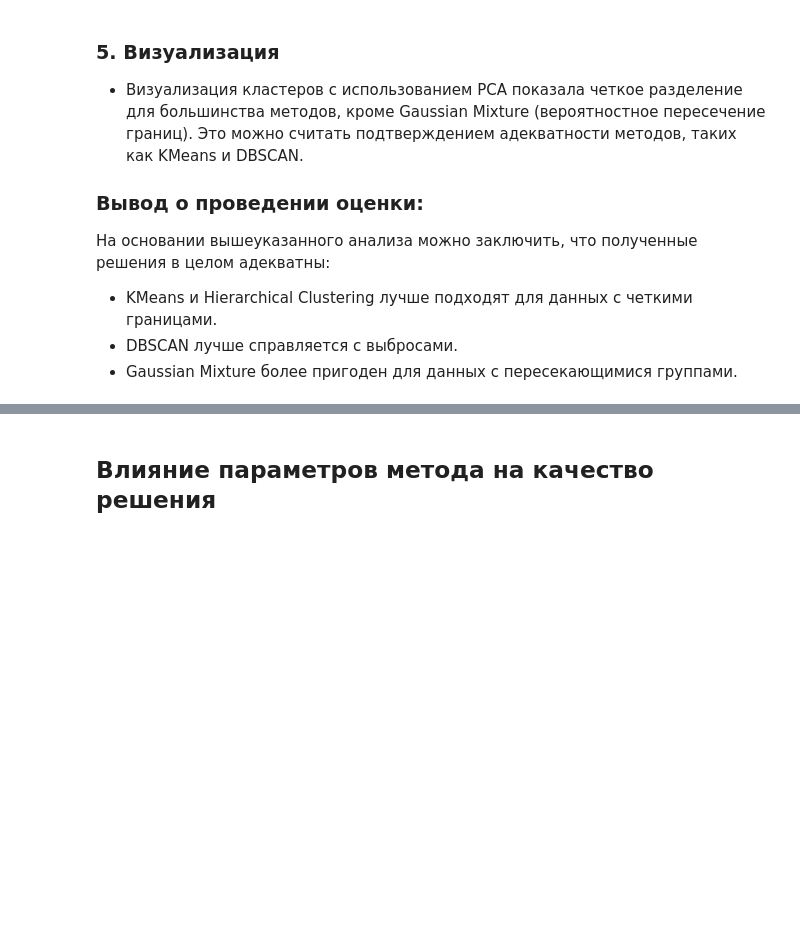
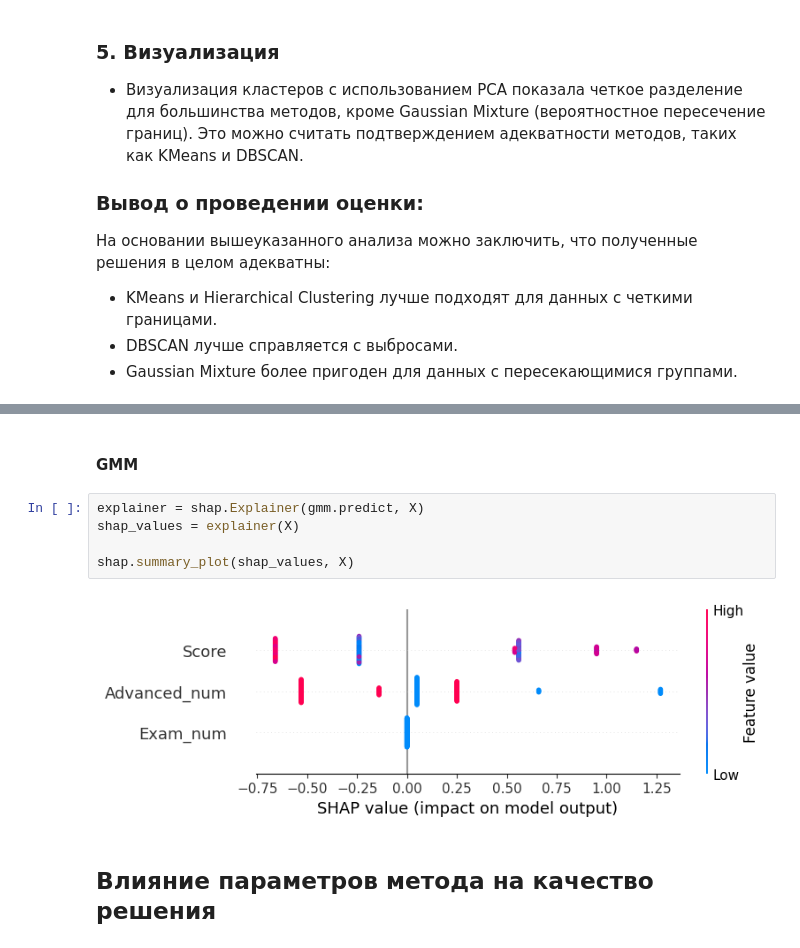
Before and after one commit to matteoxpo/DataScienceStudy, a Jupyter notebook: NSTU/DataAnalysisMethods/CGWork/CGW.ipynb, the cells around one changed output, grey strips where cells are left out. Cells and saved outputs as stored; diff of their text form; blank space fills up the shorter version.

```diff
--- a/NSTU/DataAnalysisMethods/CGWork/CGW.ipynb
+++ b/NSTU/DataAnalysisMethods/CGWork/CGW.ipynb
@@ -799,3 +969,12 @@ model_result_stats
+# %% [markdown]
+#### GMM
+# %%
+explainer = shap.Explainer(gmm.predict, X)
+shap_values = explainer(X)
+
+shap.summary_plot(shap_values, X)
+# %% [output]
+[figure, added]
 # %% [markdown]
 ## Влияние параметров метода на качество решения
 # %%
```
Also changed, not shown: parts of 21 cells of this notebook.
